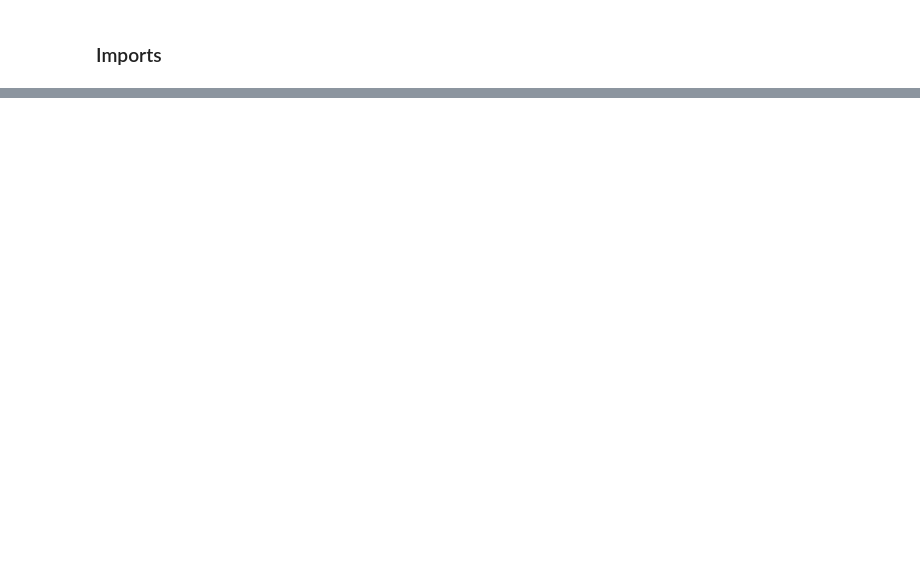
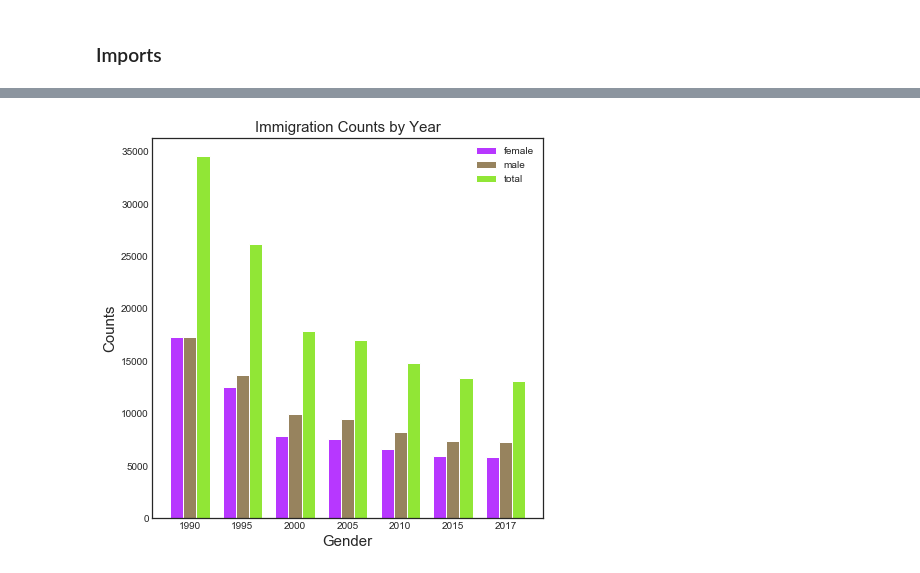
Before and after one commit to ds-modules/IAS-150, a Jupyter notebook: development/IAS-150_graphing.ipynb, the cells around one changed output, grey strips where cells are left out. Saved outputs shown, nothing was run; the diff lists cells and outputs as text; code cells hidden in the pictures; blank space fills up the shorter version.

```diff
--- a/development/IAS-150_graphing.ipynb
+++ b/development/IAS-150_graphing.ipynb
@@ -160,0 +290,4 @@ def one_pick_and_graph(migration_type, interest_country):
+# %%
+one_pick_and_graph('Cuba', 1, year=True)
+# %% [output]
+[figure, added]
```
Also changed, not shown: parts of 14 cells of this notebook, 1 other file.
